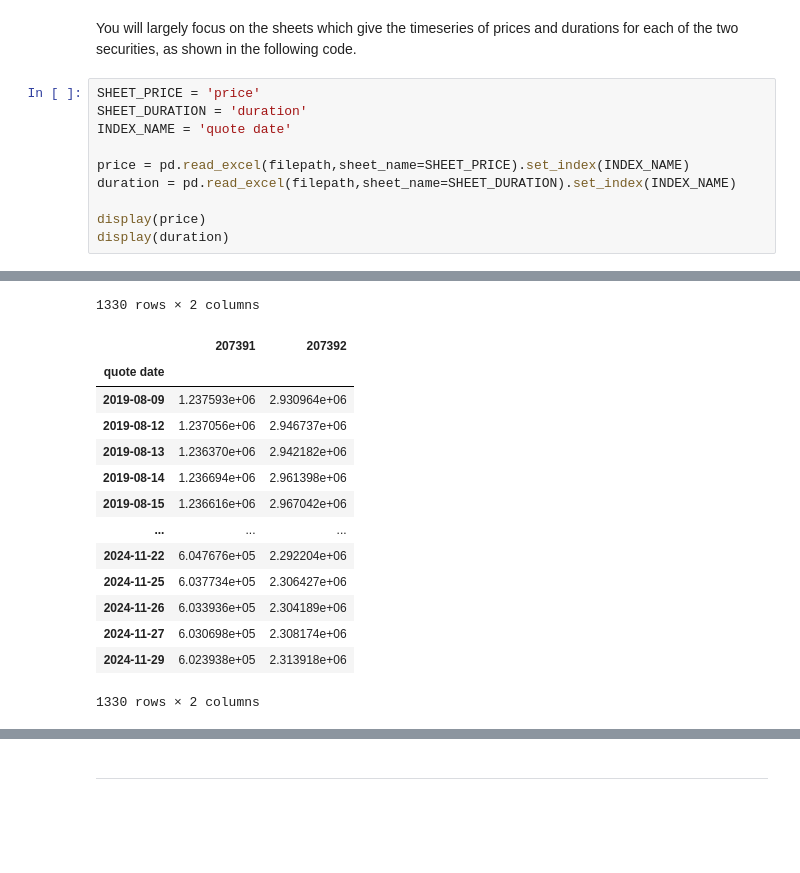
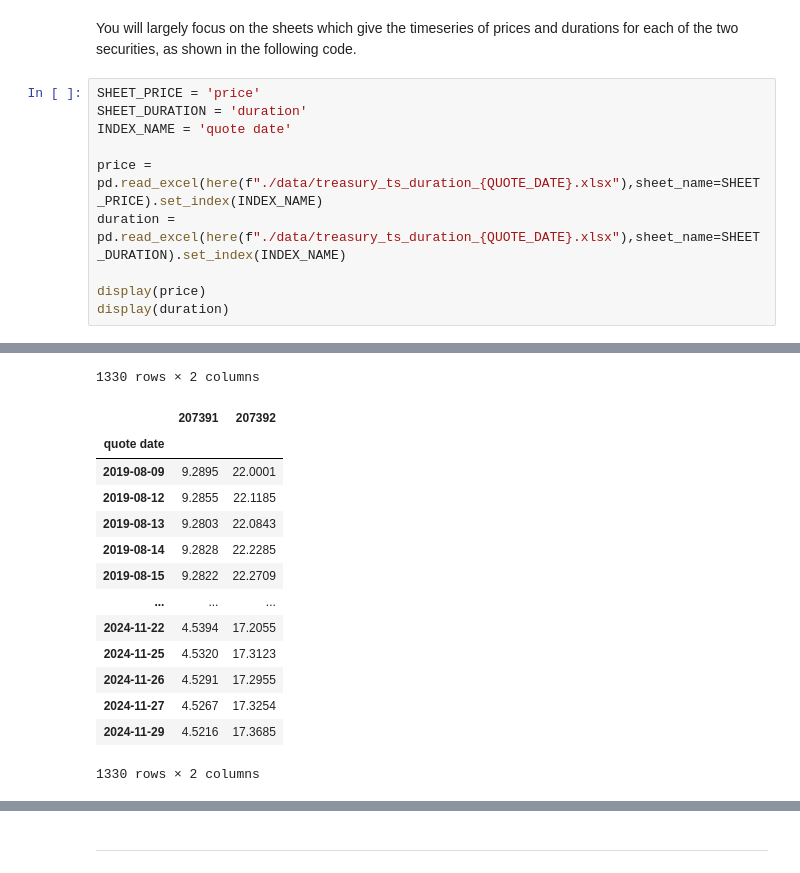
Before and after one commit to ArturoCharleston/finm-fixedincome-2025, a Jupyter notebook: homework/Homework 2_Arturo.ipynb, the cells around one changed output, grey strips where cells are left out. Drawn from its saved outputs; the diff is of its cells as text; blank space fills up the shorter version.

```diff
--- a/homework/Homework 2_Arturo.ipynb
+++ b/homework/Homework 2_Arturo.ipynb
@@ -246,8 +318,8 @@ SHEET_PRICE = 'price'
 SHEET_DURATION = 'duration'
 INDEX_NAME = 'quote date'
 
-price = pd.read_excel(filepath,sheet_name=SHEET_PRICE).set_index(INDEX_NAME)
-duration = pd.read_excel(filepath,sheet_name=SHEET_DURATION).set_index(INDEX_NAME)
+price = pd.read_excel(here(f"./data/treasury_ts_duration_{QUOTE_DATE}.xlsx"),sheet_name=SHEET_PRICE).set_index(INDEX_NAME)
+duration = pd.read_excel(here(f"./data/treasury_ts_duration_{QUOTE_DATE}.xlsx"),sheet_name=SHEET_DURATION).set_index(INDEX_NAME)
 
 display(price)
 display(duration)
@@ -268,17 +340,17 @@ display(duration)
 1330 rows × 2 columns
 |  | 207391 | 207392 |
 | quote date |  |  |
-| 2019-08-09 | 1.237593e+06 | 2.930964e+06 |
-| 2019-08-12 | 1.237056e+06 | 2.946737e+06 |
-| 2019-08-13 | 1.236370e+06 | 2.942182e+06 |
-| 2019-08-14 | 1.236694e+06 | 2.961398e+06 |
-| 2019-08-15 | 1.236616e+06 | 2.967042e+06 |
+| 2019-08-09 | 9.2895 | 22.0001 |
+| 2019-08-12 | 9.2855 | 22.1185 |
+| 2019-08-13 | 9.2803 | 22.0843 |
+| 2019-08-14 | 9.2828 | 22.2285 |
+| 2019-08-15 | 9.2822 | 22.2709 |
 | ... | ... | ... |
-| 2024-11-22 | 6.047676e+05 | 2.292204e+06 |
-| 2024-11-25 | 6.037734e+05 | 2.306427e+06 |
-| 2024-11-26 | 6.033936e+05 | 2.304189e+06 |
-| 2024-11-27 | 6.030698e+05 | 2.308174e+06 |
-| 2024-11-29 | 6.023938e+05 | 2.313918e+06 |
+| 2024-11-22 | 4.5394 | 17.2055 |
+| 2024-11-25 | 4.5320 | 17.3123 |
+| 2024-11-26 | 4.5291 | 17.2955 |
+| 2024-11-27 | 4.5267 | 17.3254 |
+| 2024-11-29 | 4.5216 | 17.3685 |
 1330 rows × 2 columns
 # %% [markdown]
 ### 2.1.
```
Also changed, not shown: parts of 21 cells of this notebook, 1 other file.
